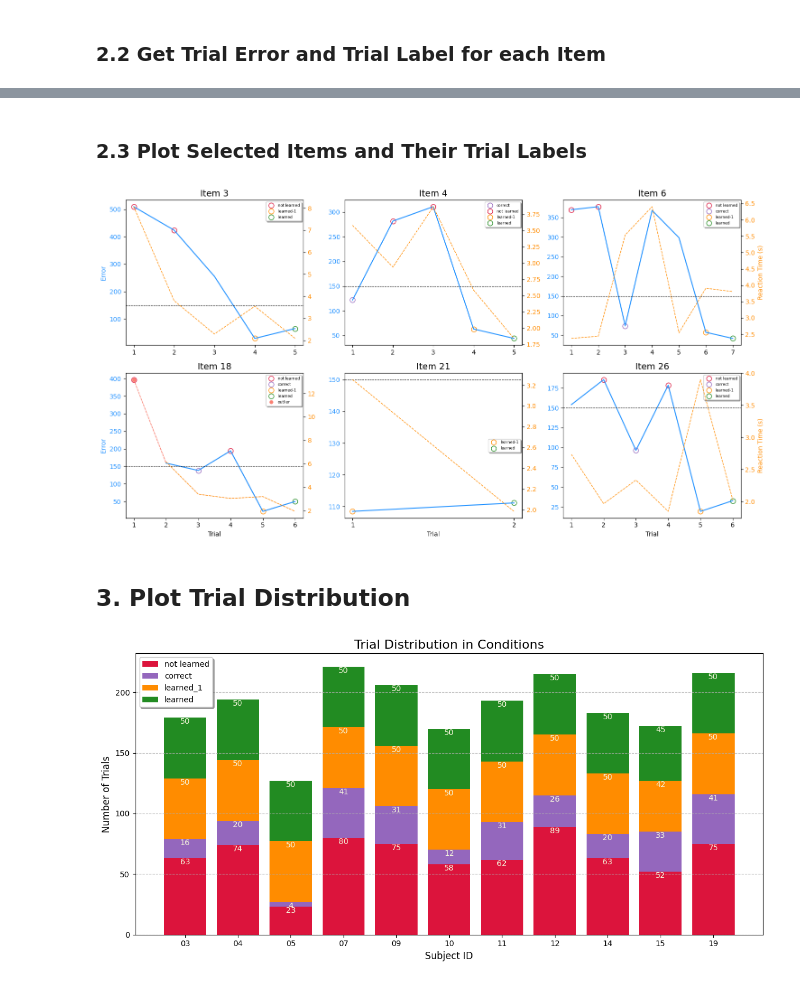
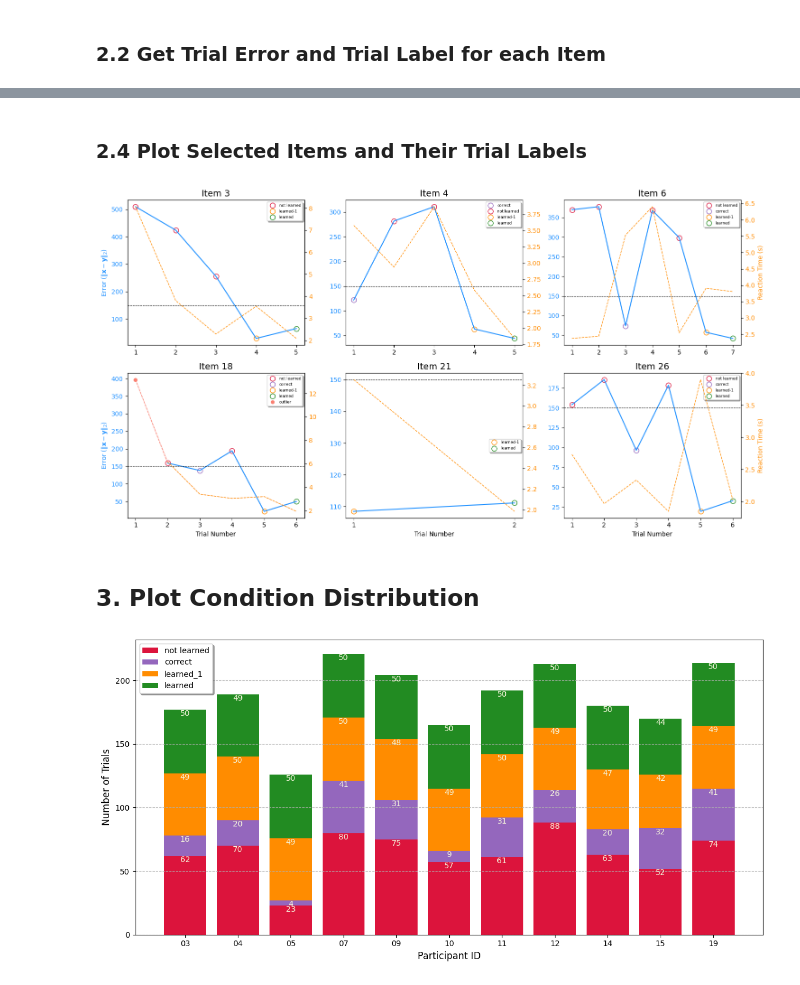
Before and after one commit to faering/master-project, a Jupyter notebook: PRE - categorise trials.ipynb, the cells around one changed output, grey strips where cells are left out. Saved outputs shown, nothing was run; the diff lists cells and outputs as text; code cells hidden in the pictures.

```diff
--- a/PRE - categorise trials.ipynb
+++ b/PRE - categorise trials.ipynb
@@ -55,13 +80,9 @@ for sub_id in tqdm(subject_ids, desc='Progress'):
 # %%
-path            = '/mnt/c/Users/matti/OneDrive/Education/SDC/MasterThesis/master-project/data/preprocessed'
-subject_ids     = npsy.utils.get_subject_ids_from_path(path)
-
-
 for sub_id in tqdm(subject_ids, desc='Progress'):
 
     # load subject experiment data
-    data = npsy.DataHandler(path=path, subject_id=sub_id, exp_phase=2, fs=512, verbose=False)
-    data.load(load_saved=True, postfix='preprocessed', load_exp=True, load_chan=False, load_ieeg=False, load_targets=False)
+    data = npsy.DataHandler(path=path_data, subject_id=sub_id, exp_phase=2, fs=512, verbose=False)
+    data.load(load_saved=True, postfix=postfix_load, load_exp=True, load_chan=False, load_ieeg=False, load_targets=False, load_ied=False)
 
     # get all item labels for the current subject
     item_names = np.unique([item.split('-')[0] for item in data.df_exp['Trial Identifier']])
@@ -95,7 +116,6 @@ for sub_id in tqdm(subject_ids, desc='Progress'):
         # assign the new condition "not learned" to the trials that are kept
         data.df_exp.loc[idx[idx_not_learned], 'Condition (modified)'] = 'not learned'
 
-
     # save dataframe with new condition column
-    data.save(path=path, postfix='preprocessed', save_exp=True, save_ieeg=False, save_chan=False, save_targets=False, verbose=False)
+    data.save(path=path_data, postfix=postfix_save, save_exp=True, save_ieeg=False, save_chan=False, save_targets=False, save_ied=False, verbose=False)
     # break
@@ -120,12 +142,11 @@ data.df_exp.loc[idx]
 # %% [markdown]
 ### 2.1 Load Subject Data
 # %%
-path = '/mnt/c/Users/matti/OneDrive/Education/SDC/MasterThesis/master-project/data/preprocessed'
 subject_id = '03'
 
-data = npsy.DataHandler(path=path, subject_id=subject_id, exp_phase=2, fs=512, verbose=False)
-data.load(load_saved=True, postfix='preprocessed', load_exp=True, load_chan=False, load_ieeg=False, load_targets=True)
-data.df_exp.head()
+data = npsy.DataHandler(path=path_data, subject_id=subject_id, exp_phase=2, fs=512, verbose=False)
+data.load(load_saved=True, postfix=postfix_load, load_exp=True, load_chan=False, load_ieeg=False, load_targets=True, load_ied=False)
+data.df_exp.head(20)
 # %% [output]
 |  | x_coordinate | y_coordinate | Picture Number | Subject ID | Mark for Picture Shown | Mark for Picture Placed | ... |
 | 0 | 240.0 | -252.0 | 47 | 3 | 5119 | 10133 | ... |
@@ -137,7 +169,7 @@ data.df_exp.head()
 ### 2.2 Get Trial Error and Trial Label for each Item
 # %%
 # [IMPORTANT] select which condition column to use for plotting trial labels
-label_column = 'Condition (modified)'
+label_column = 'Condition'
 
 dict_eucl_distances = {}
 for pic in data.df_targets['picture number'].unique():
@@ -154,8 +291,6 @@ for pic in data.df_targets['picture number'].unique():
 # %% [markdown]
-### 2.3 Plot Selected Items and Their Trial Labels
+### 2.4 Plot Selected Items and Their Trial Labels
 # %%
-import matplotlib.pyplot as plt
-
 item_numbers_to_plot = [3, 4, 6, 18, 21, 26] # change to items you want to plot
 dict_trial_categories_plot = {}
 for item in item_numbers_to_plot:
@@ -264,45 +399,29 @@ for i, pic in zip(range(0, len(item_numbers_to_plot)), list(dict_trial_categorie
         f'Item {pic}', fontsize=14)
     # only set x label for last row
     if i == 3 or i == 4 or i == 5:
-        axs[i].set_xlabel('Trial', fontsize=10)
+        axs[i].set_xlabel('Trial Number', fontsize=10)
     # only set y1 ylabel for first plot
-    axs[0].set_ylabel(
-        'Error', fontsize=10, color=plot_colors['error'])
-    axs[3].set_ylabel(
-        'Error', fontsize=10, color=plot_colors['error'])
+    axs[0].set_ylabel(r'Error ($\|\mathbf{x} - \mathbf{y}\|_2$)', fontsize=10, color=plot_colors['error'])
+    axs[3].set_ylabel(r'Error ($\|\mathbf{x} - \mathbf{y}\|_2$)', fontsize=10, color=plot_colors['error'])
     # only set y2 label for last plot
     if i == len(item_numbers_to_plot)-1 or i == len(item_numbers_to_plot)-4:
-        ax2.set_ylabel(
-            "Reaction Time (s)", fontsize=10, color=plot_colors['reaction_time'])
-    axs[i].axhline(y=150, color=plot_colors['threshold'],
-                    linestyle='--', linewidth=0.75)
+        ax2.set_ylabel("Reaction Time (s)", fontsize=10, color=plot_colors['reaction_time'])
+    axs[i].axhline(y=150, color=plot_colors['threshold'], linestyle='--', linewidth=0.75)
     axs[i].set_xticks(x_ticks, x_ticks_labels)
-    axs[i].tick_params(
-        axis='y', labelcolor=plot_colors['error'])
-    ax2.tick_params(
-        axis='y', labelcolor=plot_colors['reaction_time'])
-    axs[i].legend(
-        loc='best', fontsize=6, shadow=True)
+    axs[i].tick_params(axis='y', labelcolor=plot_colors['error'])
+    ax2.tick_params(axis='y', labelcolor=plot_colors['reaction_time'])
+    axs[i].legend(loc='best', fontsize=6, shadow=True)
 
-save_path = '/mnt/c/Users/matti/OneDrive/Education/SDC/MasterThesis/master-project/results/preprocessing/categorise trials/automatic'
-plt.savefig(f'{save_path}/trials_4_conditions_highest_error.png', dpi=300, bbox_inches='tight')
+plt.savefig(f"{path_results}/automatic/2.4 trials_{label_column}.png", dpi=300, bbox_inches='tight')
 plt.tight_layout()
 plt.show()
 # %% [output]
-[figure, old version]
+[figure, new version]
 # %% [markdown]
-## 3. Plot Trial Distribution
+## 3. Plot Condition Distribution
 # %%
 # [IMPORTANT] select which condition column to use for plotting trial labels
 label_column = 'Condition (modified)'
-
-import neuropsy as npsy
-import pandas as pd
-import matplotlib.pyplot as plt
-import seaborn as sns
-
-path            = '/mnt/c/Users/matti/OneDrive/Education/SDC/MasterThesis/master-project/data/preprocessed'
-subject_ids     = npsy.utils.get_subject_ids_from_path(path)
 
 #******** Get labels for each subject ********
 dict_subject_labels = {}
@@ -310,8 +429,8 @@ for i, sub_id in enumerate(subject_ids):
     dict_subject_labels[sub_id] = {}
 
     # load subject data
-    data = npsy.DataHandler(path=path, subject_id=sub_id, exp_phase=2, fs=512, verbose=False)
-    data.load(load_saved=True, postfix='preprocessed', load_chan=False, load_ieeg=False, load_targets=False)
+    data = npsy.DataHandler(path=path_data, subject_id=sub_id, exp_phase=2, fs=512, verbose=False)
+    data.load(load_saved=True, postfix=postfix_load, load_exp=True, load_chan=False, load_ieeg=False, load_targets=False, load_ied=False)
 
     # get labels
     for label in data.df_exp[label_column].unique():
@@ -337,34 +456,35 @@ not_learned     = [dict_subject_labels[sub_id]['not learned'] for sub_id in subj
 correct         = [dict_subject_labels[sub_id]['correct'] for sub_id in subject_ids]
 learned_1       = [dict_subject_labels[sub_id]['learned-1'] for sub_id in subject_ids]
 learned         = [dict_subject_labels[sub_id]['learned'] for sub_id in subject_ids]
 
 fig, ax = plt.subplots(figsize=(12, 6))
 
 ax.bar(subject_ids, not_learned, label='not learned', color=colors[0], edgecolor='none')
 ax.bar(subject_ids, correct, label='correct', color=colors[1], edgecolor='none', bottom=not_learned)
 ax.bar(subject_ids, learned_1, label='learned_1', color=colors[2], edgecolor='none', bottom=[not_learned[i] + correct[i] for i in range(len(not_learned))])
 ax.bar(subject_ids, learned, label='learned', color=colors[3], edgecolor='none', bottom=[not_learned[i] + correct[i] + learned_1[i] for i in range(len(not_learned))])
 ax.grid(axis='y', linestyle='--', alpha=0.8)
 ax.legend(loc='best', shadow=True)
 
 # sns.set_theme(style="whitegrid")
 # ax = sns.countplot(df, x="Subject ID", hue='Trial Category', palette=colors)
 # ax.set_xticks([int(x) for x in subject_ids], subject_ids)
 
 # for container in ax.containers:
 #     ax.bar_label(container, fontsize=9, label_type='edge', color='beige', padding=-11)
 
 for sub_id in subject_ids:
     ax.text(x=sub_id, y=dict_subject_labels[sub_id]['not learned'], s=dict_subject_labels[sub_id]['not learned'], ha='center', va='top', fontsize=10, color='beige')
     ax.text(x=sub_id, y=dict_subject_labels[sub_id]['not learned']+dict_subject_labels[sub_id]['correct'], s=dict_subject_labels[sub_id]['correct'], ha='center', va='top', fontsize=10, color='beige')
     ax.text(x=sub_id, y=dict_subject_labels[sub_id]['not learned']+dict_subject_labels[sub_id]['correct']+dict_subject_labels[sub_id]['learned-1'], s=dict_subject_labels[sub_id]['learned-1'], ha='center', va='top', fontsize=10, color='beige')
     ax.text(x=sub_id, y=dict_subject_labels[sub_id]['not learned']+dict_subject_labels[sub_id]['correct']+dict_subject_labels[sub_id]['learned-1']+dict_subject_labels[sub_id]['learned'], s=dict_subject_labels[sub_id]['learned'], ha='center', va='top', fontsize=10, color='beige')
 
-ax.set_title('Trial Distribution in Conditions', fontsize=16)
-ax.set_xlabel('Subject ID', fontsize=12)
+# ax.set_title('Trial Distribution in Conditions', fontsize=16)
+ax.set_xlabel('Participant ID', fontsize=12)
 ax.set_ylabel('Number of Trials', fontsize=12)
+
 plt.tight_layout()
-plt.savefig('/mnt/c/Users/matti/OneDrive/Education/SDC/MasterThesis/master-project/results/preprocessing/categorise trials/automatic/trial_distribution_conditions_highest_error.png', dpi=300)
+plt.savefig(f"{path_results}/automatic/3. trial_distribution_{label_column}.png", dpi=300)
 plt.show()
 # %% [output]
-[figure, old version]
+[figure, new version]
```
Also changed, not shown: parts of 14 cells of this notebook.
